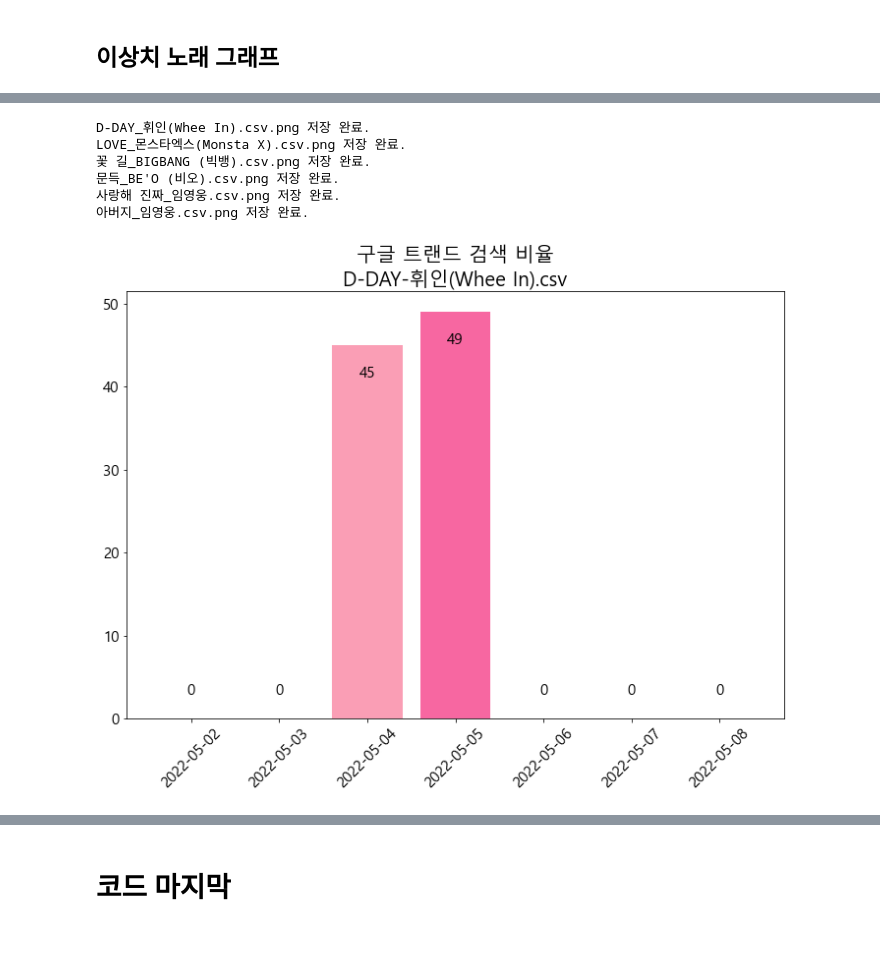
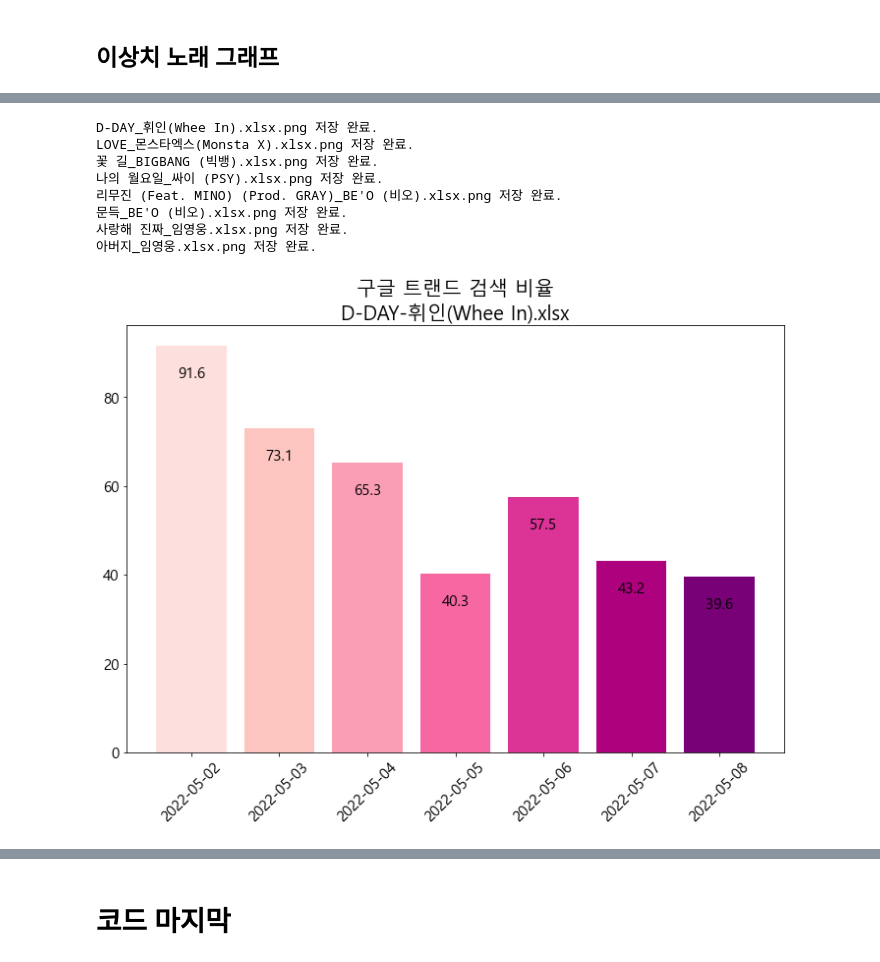
Before and after one commit to kbjung/Wantreez, a Jupyter notebook: Crawling/music/outlier_naver_search.ipynb, the cells around one changed output, grey strips where cells are left out. Cells and saved outputs as stored; diff of their text form; code cells hidden in the pictures.

```diff
--- a/Crawling/music/outlier_naver_search.ipynb
+++ b/Crawling/music/outlier_naver_search.ipynb
@@ -227,8 +223,8 @@ outlier_file_list
 one = outlier_file_list[3]
 title = one.split('_')[0]
 artist = one.split('_')[1]
-temp = pd.read_csv(des + one).reset_index()
-temp = temp.iloc[1:, :].reset_index(drop=True)
+temp = pd.read_excel(des + one).reset_index(drop=True)
+temp = temp.iloc[6:, :].reset_index(drop=True)
 temp.columns = ['날짜', '검색비율']
 temp.head()
 # %% [output]
@@ -248,6 +249,7 @@ memory usage: 124.0+ bytes
 # %%
 week_temp = temp[ (temp['날짜'] >= start_date) & (temp['날짜'] <= end_date)].reset_index(drop=True)
-week_temp['검색비율'] = week_temp['검색비율'].astype(int)
+week_temp['검색비율'] = week_temp['검색비율'].astype(float)
+week_temp['검색비율'] = round(week_temp['검색비율'], 1)
 week_temp
 # %% [output]
 |  | 날짜 | 검색비율 |
@@ -278,40 +289,45 @@ except:
 for one in outlier_file_list:
     title = one.split('_')[0]
     artist = one.split('_')[1]
-    temp = pd.read_csv(des + one).reset_index()
-    temp = temp.iloc[1:, :].reset_index(drop=True)
+    temp = pd.read_excel(des + one).reset_index(drop=True)
+    temp = temp.iloc[6:, :].reset_index(drop=True)
     temp.columns = ['날짜', '검색비율']
+
     week_temp = temp[ (temp['날짜'] >= start_date) & (temp['날짜'] <= end_date)].reset_index(drop=True)
-    week_temp['검색비율'] = week_temp['검색비율'].astype(int)
+    week_temp['검색비율'] = week_temp['검색비율'].astype(float)
+    week_temp['검색비율'] = round(week_temp['검색비율'], 1)
+
     colors = sns.color_palette('RdPu', week_temp.shape[0])
     x = week_temp['날짜']
     y = week_temp['검색비율']
     try:
         interval_ratio = math.ceil( max(y) )*0.05
         interval_ratio2 = math.ceil( max(y) )*0.2
         plt.figure( figsize=(12,8) )
         plt.bar(x, y, color=colors)
         plt.title(f"구글 트랜드 검색 비율\n{title}-{artist}", fontsize=20)
         plt.xticks(fontsize=15,rotation=45)
         plt.yticks( fontsize=15)
         for i in range( len(y) ):
                 if y[i] <= interval_ratio2:
                     plt.text(x[i], y[i]+interval_ratio, round(y[i],1), fontsize=15, color='black',
                             horizontalalignment='center',
                             verticalalignment='bottom')
                 else:
                     plt.text(x[i], y[i]-interval_ratio, round(y[i],1), fontsize=15, color='black',
                             horizontalalignment='center',
                             verticalalignment='top')
         plt.savefig(des + f'{title}_{artist}.png')
         print(f'{title}_{artist}.png 저장 완료.')
     except:
         pass
 # %% [output]
-D-DAY_휘인(Whee In).csv.png 저장 완료.
-LOVE_몬스타엑스(Monsta X).csv.png 저장 완료.
-꽃 길_BIGBANG (빅뱅).csv.png 저장 완료.
-문득_BE'O (비오).csv.png 저장 완료.
-사랑해 진짜_임영웅.csv.png 저장 완료.
-아버지_임영웅.csv.png 저장 완료.
+D-DAY_휘인(Whee In).xlsx.png 저장 완료.
+LOVE_몬스타엑스(Monsta X).xlsx.png 저장 완료.
+꽃 길_BIGBANG (빅뱅).xlsx.png 저장 완료.
+나의 월요일_싸이 (PSY).xlsx.png 저장 완료.
+리무진 (Feat. MINO) (Prod. GRAY)_BE'O (비오).xlsx.png 저장 완료.
+문득_BE'O (비오).xlsx.png 저장 완료.
+사랑해 진짜_임영웅.xlsx.png 저장 완료.
+아버지_임영웅.xlsx.png 저장 완료.
-[figure, old version]
+[figure, new version]
```
Also changed, not shown: parts of 7 cells of this notebook.
